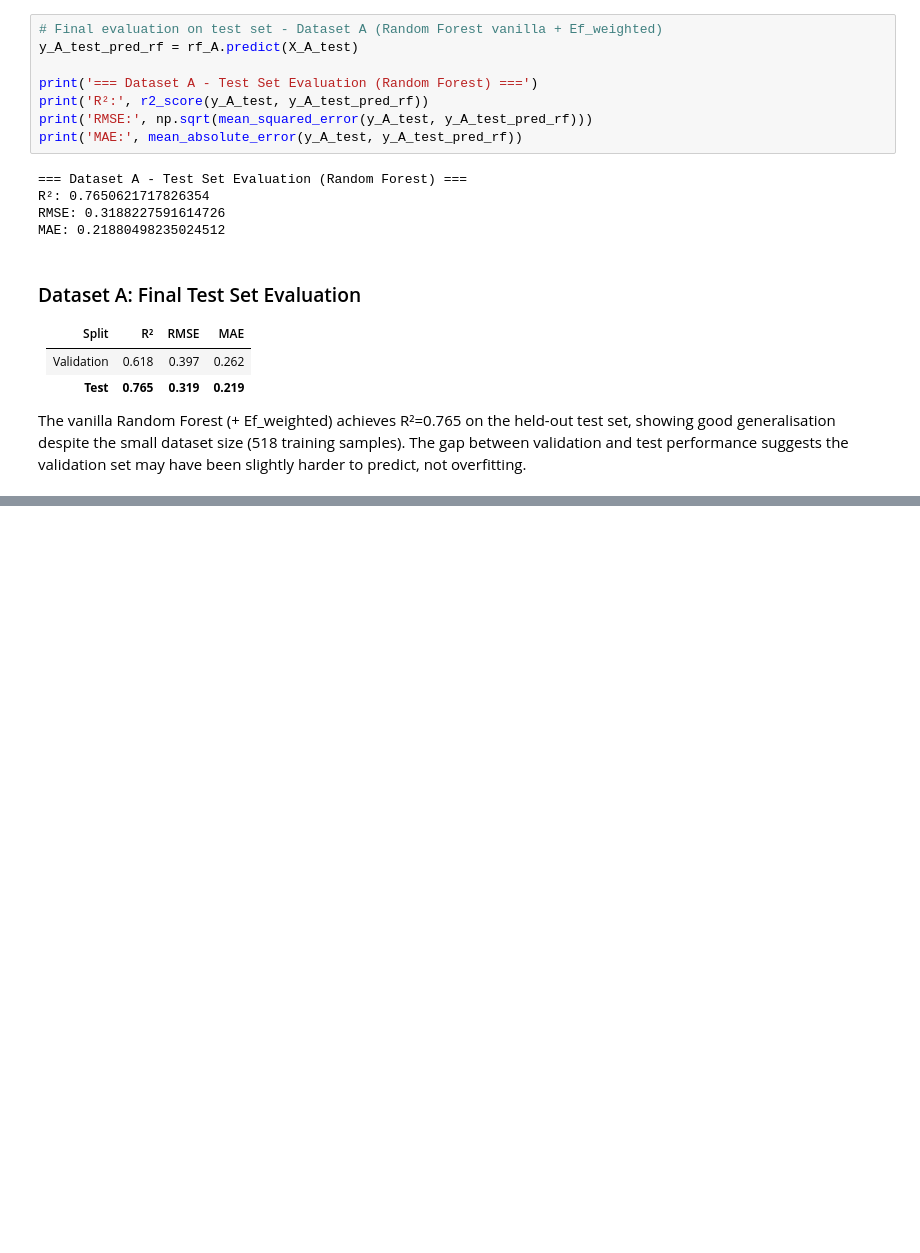
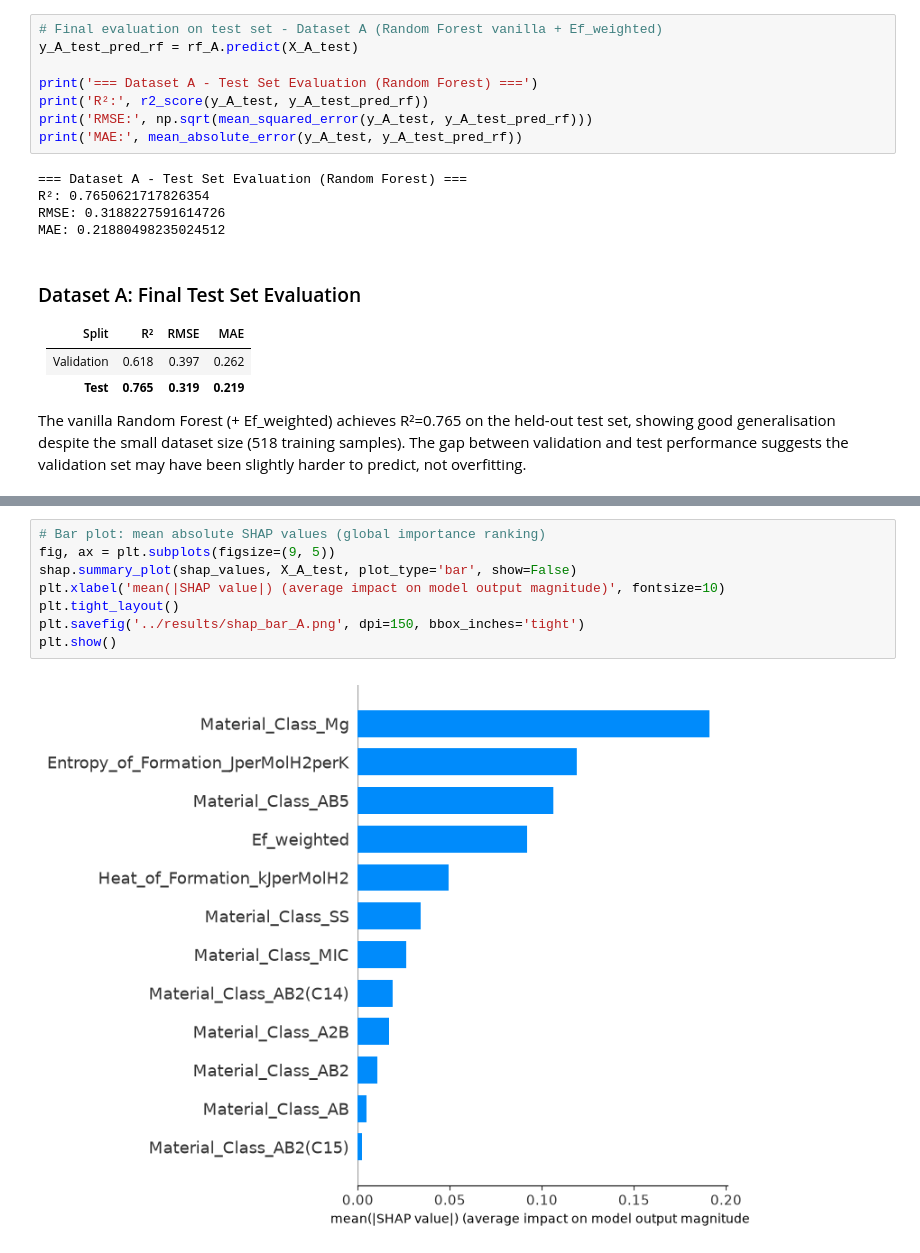
Before and after one commit to giulia-balducci/hydride-property-prediction, a Jupyter notebook: notebooks/04_modelling.ipynb, the cells around one changed output, grey strips where cells are left out. Cells and saved outputs as stored; diff of their text form; blank space fills up the shorter version.

```diff
--- a/notebooks/04_modelling.ipynb
+++ b/notebooks/04_modelling.ipynb
@@ -400,0 +415,10 @@ The vanilla Random Forest (+ Ef_weighted) achieves R²=0.765 on the held-out tes
+# %%
+# Bar plot: mean absolute SHAP values (global importance ranking)
+fig, ax = plt.subplots(figsize=(9, 5))
+shap.summary_plot(shap_values, X_A_test, plot_type='bar', show=False)
+plt.xlabel('mean(|SHAP value|) (average impact on model output magnitude)', fontsize=10)
+plt.tight_layout()
+plt.savefig('../results/shap_bar_A.png', dpi=150, bbox_inches='tight')
+plt.show()
+# %% [output]
+[figure, added]
```
Also changed, not shown: parts of 5 cells of this notebook, 3 other files.
